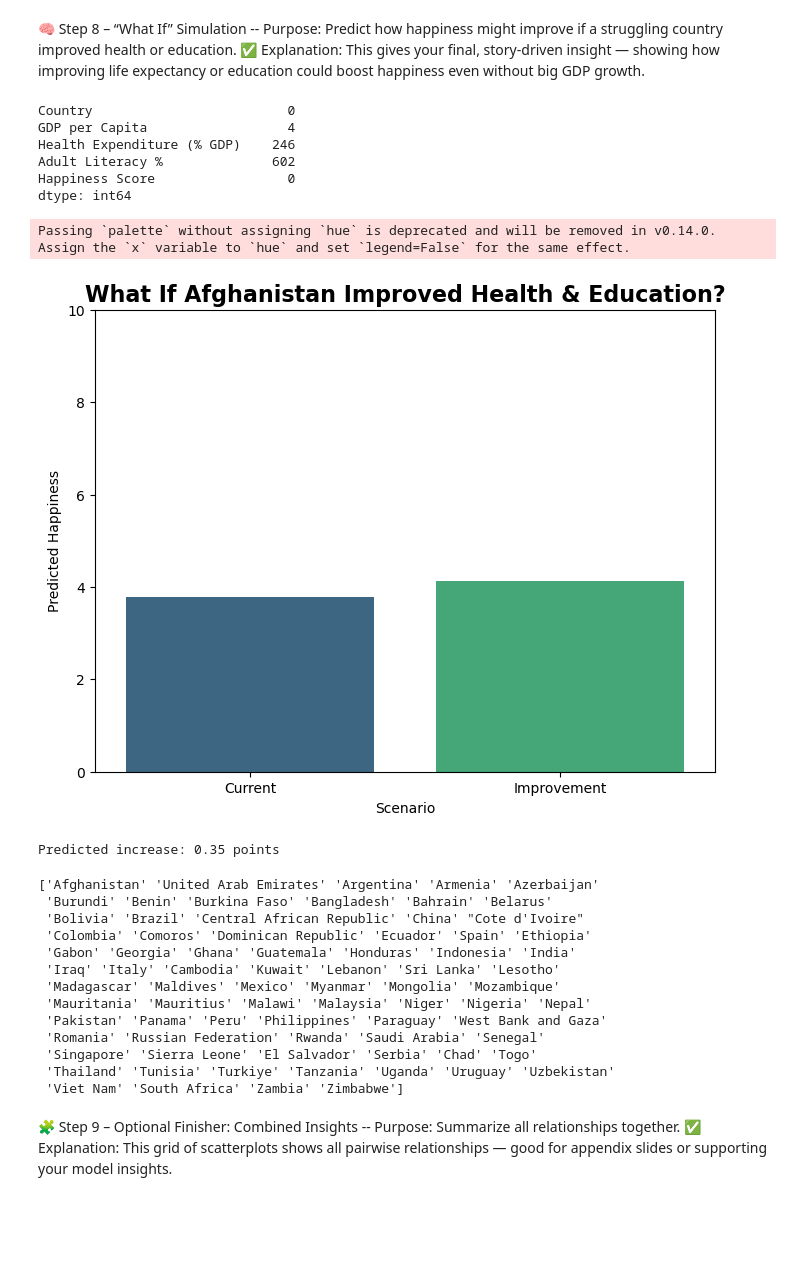
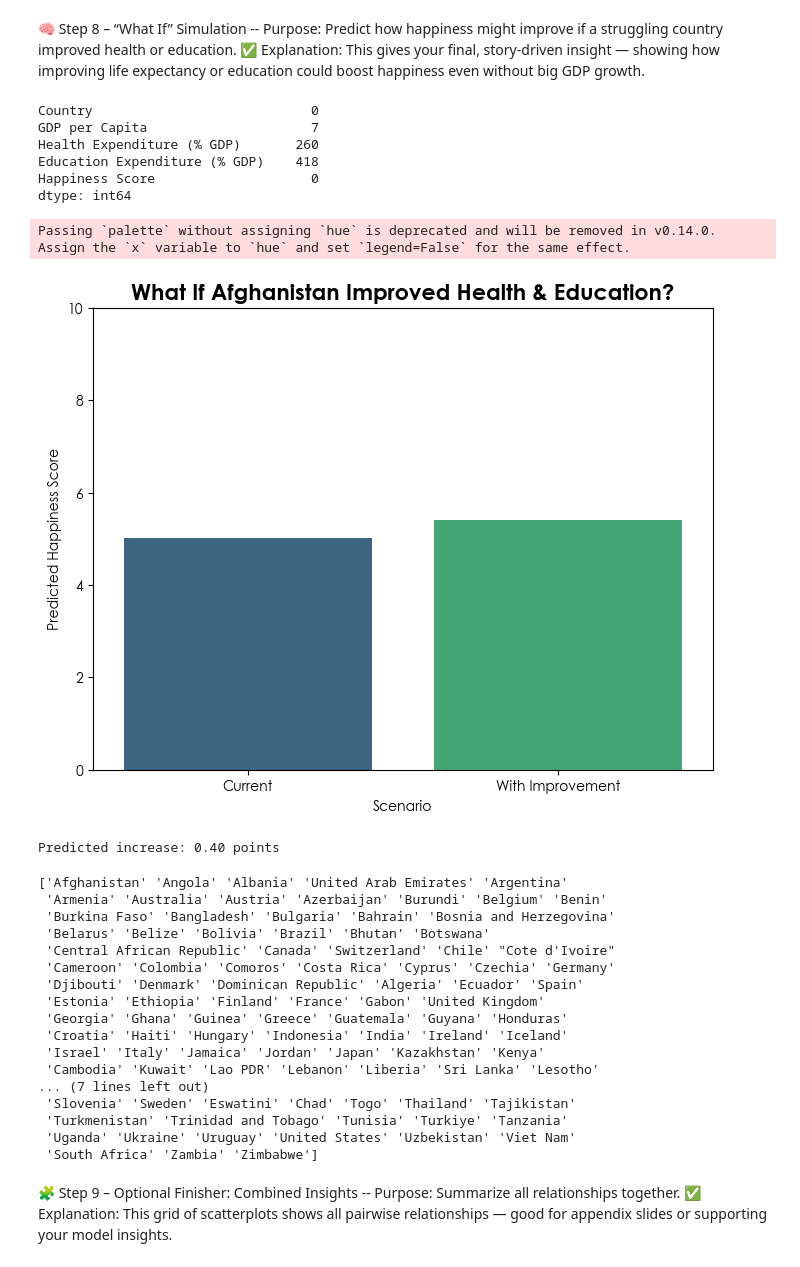
Before and after one commit to bgizzle78/C11_Capstone, a Jupyter notebook: notebooks/visuals_final.ipynb, the cells around one changed output. Drawn from its saved outputs; the diff is of its cells as text; code cells hidden in the pictures; blank space fills up the shorter version.

```diff
--- a/notebooks/visuals_final.ipynb
+++ b/notebooks/visuals_final.ipynb
@@ -298,11 +315,12 @@ top_bottom_melted = top_bottom.melt(id_vars=['Country', 'Group'],
                                     value_name='Value')
 # %%
 from sklearn.preprocessing import MinMaxScaler
-# Step 1: Normalize all metrics
+
+# Normalize all metrics
 scaler = MinMaxScaler()
 country_means[metrics] = scaler.fit_transform(country_means[metrics])
 
-# Step 2: Identify groups and melt as before
+# Identify groups and melt
 top5 = country_means.nlargest(5, 'Happiness Score')
 bottom5 = country_means.nsmallest(5, 'Happiness Score')
 top5['Group'] = 'Top 5 Happiest'
@@ -313,6 +331,7 @@ top_bottom_melted = top_bottom.melt(id_vars=['Country', 'Group'],
                                     var_name='Metric',
                                     value_name='Value')
 plt.figure(figsize=(12, 7))
+plt.rcParams['font.family'] = 'Century Gothic'
 sns.barplot(
     data=top_bottom_melted,
     x='Metric',
@@ -320,10 +339,13 @@ sns.barplot(
     hue='Group',
     palette='viridis'
 )
+
+# Titles and labels
 plt.title('Top 5 vs Bottom 5 Countries: Comparison Across Key Factors', fontsize=16, weight='bold')
 plt.xlabel('Metric', fontsize=12)
 plt.ylabel('Normalized Value', fontsize=12)
 plt.legend(title='Country Group')
 plt.xticks(rotation=30)
+
 plt.show()
 # %% [output]
@@ -364,6 +386,7 @@ top_bottom = top_bottom.sort_values('Happiness Score', ascending=False)
 
 # Plot bar chart
 plt.figure(figsize=(12, 7))
+plt.rcParams['font.family'] = 'Century Gothic'
 sns.barplot(
     data=top_bottom,
     x='Country',
@@ -371,6 +394,7 @@ sns.barplot(
     palette='viridis'
 )
 
+# Titles and labels
 plt.title('Top 5 vs Bottom 5 Happiest Countries', fontsize=16, weight='bold')
 plt.xlabel('Country', fontsize=12)
 plt.ylabel('Average Happiness Score', fontsize=12)
@@ -408,6 +432,7 @@ angles = np.linspace(0, 2*np.pi, len(labels), endpoint=False).tolist() + [0]
 
 # Plot
 plt.figure(figsize=(6,6))
+plt.rcParams['font.family'] = 'Century Gothic'
 ax = plt.subplot(111, polar=True)
 
 color_top = plt.cm.viridis(0.2)
@@ -418,9 +443,11 @@ ax.fill(angles, top_values, color=color_top, alpha=0.25)
 ax.plot(angles, bottom_values, label='Bottom 5 Least Happy', linestyle='dashed', color=color_bottom, linewidth=2)
 ax.fill(angles, bottom_values, color=color_bottom, alpha=0.15)
 
+# Title and legend
 plt.xticks(angles[:-1], labels)
 plt.title('Comparing Happiness Drivers: Top vs Bottom 5 Countries', fontsize=16, weight='bold', y=1.1)
 plt.legend(loc='upper right', bbox_to_anchor=(1.3, 1.1))
+
 plt.show()
 # %% [output]
 Series.__getitem__ treating keys as positions is deprecated. In a future version, integer keys will always be treated as labels (consistent with DataFrame behavior). To access a value by position, use ...
@@ -431,52 +458,53 @@ Series.__getitem__ treating keys as positions is deprecated. In a future version
 # %% [markdown]
 🧠 Step 8 – “What If” Simulation -- Purpose: Predict how happiness might improve if a struggling country improved health or education. ✅ Explanation: This gives your final, story-driven insight — showing how improving life expectancy or education could boost happiness even without big GDP growth.
 # %%
-left_wide_advanced[['Country', 'GDP per Capita', 'Health Expenditure (% GDP)', 'Adult Literacy %', 'Happiness Score']].isna().sum()
+left_wide[['Country', 'GDP per Capita', 'Health Expenditure (% GDP)', 'Education Expenditure (% GDP)', 'Happiness Score']].isna().sum()
 # %% [output]
-Country                         0
-GDP per Capita                  4
-Health Expenditure (% GDP)    246
-Adult Literacy %              602
-Happiness Score                 0
+Country                            0
+GDP per Capita                     7
+Health Expenditure (% GDP)       260
+Education Expenditure (% GDP)    418
+Happiness Score                    0
 dtype: int64
 # %%
-df_model = left_wide_advanced[['Country', 'GDP per Capita', 'Health Expenditure (% GDP)', 'Adult Literacy %', 'Happiness Score']].dropna()
+df_model = left_wide[['Country', 'GDP per Capita', 'Health Expenditure (% GDP)', 'Education Expenditure (% GDP)', 'Happiness Score']].dropna()
 # %%
 
-X = df_model[['GDP per Capita', 'Health Expenditure (% GDP)', 'Adult Literacy %']]
+X = df_model[['GDP per Capita', 'Health Expenditure (% GDP)', 'Education Expenditure (% GDP)']]
 y = df_model['Happiness Score']
 
 model = LinearRegression().fit(X, y)
 
 # Pick a low-happiness country
 country = df_model[df_model['Country'] == 'Afghanistan'].copy()  # Change country name if needed
 
 # Predict current happiness
 current_pred = model.predict(country[X.columns])[0]
 
 # Simulate a 50% increase in health and education
 country_improved = country.copy()
 country_improved['Health Expenditure (% GDP)'] *= 1.50
-country_improved['Adult Literacy %'] *= 1.50
+country_improved['Education Expenditure (% GDP)'] *= 1.50
 improved_pred = model.predict(country_improved[X.columns])[0]
 
 # Plot before/after
 before_after = pd.DataFrame({
-    'Scenario': ['Current', 'Improvement'],
-    'Predicted Happiness': [current_pred, improved_pred]
+    'Scenario': ['Current', 'With Improvement'],
+    'Predicted Happiness Score': [current_pred, improved_pred]
 })
 
 plt.figure(figsize=(8,6))
-sns.barplot(data=before_after, x='Scenario', y='Predicted Happiness', palette='viridis')
+plt.rcParams['font.family'] = 'Century Gothic'
+sns.barplot(data=before_after, x='Scenario', y='Predicted Happiness Score', palette='viridis')
 plt.title(f"What If {country.iloc[0]['Country']} Improved Health & Education?", fontsize=16, weight='bold')
 plt.ylim(0, 10)
 plt.show()
 
 print(f"Predicted increase: {improved_pred - current_pred:.2f} points")
 # %% [output]
 Passing `palette` without assigning `hue` is deprecated and will be removed in v0.14.0. Assign the `x` variable to `hue` and set `legend=False` for the same effect.
-[figure, old version]
+[figure, new version]
-Predicted increase: 0.35 points
+Predicted increase: 0.40 points
 # %%
 if len(country) == 0:
     print("Country not found!")
@@ -485,19 +513,23 @@ else:
 # %%
 print(df_model['Country'].unique())
 # %% [output]
-['Afghanistan' 'United Arab Emirates' 'Argentina' 'Armenia' 'Azerbaijan'
- 'Burundi' 'Benin' 'Burkina Faso' 'Bangladesh' 'Bahrain' 'Belarus'
- 'Bolivia' 'Brazil' 'Central African Republic' 'China' "Cote d'Ivoire"
- 'Colombia' 'Comoros' 'Dominican Republic' 'Ecuador' 'Spain' 'Ethiopia'
- 'Gabon' 'Georgia' 'Ghana' 'Guatemala' 'Honduras' 'Indonesia' 'India'
- 'Iraq' 'Italy' 'Cambodia' 'Kuwait' 'Lebanon' 'Sri Lanka' 'Lesotho'
- 'Madagascar' 'Maldives' 'Mexico' 'Myanmar' 'Mongolia' 'Mozambique'
- 'Mauritania' 'Mauritius' 'Malawi' 'Malaysia' 'Niger' 'Nigeria' 'Nepal'
- 'Pakistan' 'Panama' 'Peru' 'Philippines' 'Paraguay' 'West Bank and Gaza'
- 'Romania' 'Russian Federation' 'Rwanda' 'Saudi Arabia' 'Senegal'
- 'Singapore' 'Sierra Leone' 'El Salvador' 'Serbia' 'Chad' 'Togo'
- 'Thailand' 'Tunisia' 'Turkiye' 'Tanzania' 'Uganda' 'Uruguay' 'Uzbekistan'
- 'Viet Nam' 'South Africa' 'Zambia' 'Zimbabwe']
+['Afghanistan' 'Angola' 'Albania' 'United Arab Emirates' 'Argentina'
+ 'Armenia' 'Australia' 'Austria' 'Azerbaijan' 'Burundi' 'Belgium' 'Benin'
+ 'Burkina Faso' 'Bangladesh' 'Bulgaria' 'Bahrain' 'Bosnia and Herzegovina'
+ 'Belarus' 'Belize' 'Bolivia' 'Brazil' 'Bhutan' 'Botswana'
+ 'Central African Republic' 'Canada' 'Switzerland' 'Chile' "Cote d'Ivoire"
+ 'Cameroon' 'Colombia' 'Comoros' 'Costa Rica' 'Cyprus' 'Czechia' 'Germany'
+ 'Djibouti' 'Denmark' 'Dominican Republic' 'Algeria' 'Ecuador' 'Spain'
+ 'Estonia' 'Ethiopia' 'Finland' 'France' 'Gabon' 'United Kingdom'
+ 'Georgia' 'Ghana' 'Guinea' 'Greece' 'Guatemala' 'Guyana' 'Honduras'
+ 'Croatia' 'Haiti' 'Hungary' 'Indonesia' 'India' 'Ireland' 'Iceland'
+ 'Israel' 'Italy' 'Jamaica' 'Jordan' 'Japan' 'Kazakhstan' 'Kenya'
+ 'Cambodia' 'Kuwait' 'Lao PDR' 'Lebanon' 'Liberia' 'Sri Lanka' 'Lesotho'
+... (7 lines left out)
+ 'Slovenia' 'Sweden' 'Eswatini' 'Chad' 'Togo' 'Thailand' 'Tajikistan'
+ 'Turkmenistan' 'Trinidad and Tobago' 'Tunisia' 'Turkiye' 'Tanzania'
+ 'Uganda' 'Ukraine' 'Uruguay' 'United States' 'Uzbekistan' 'Viet Nam'
+ 'South Africa' 'Zambia' 'Zimbabwe']
 # %% [markdown]
 🧩 Step 9 – Optional Finisher: Combined Insights -- Purpose: Summarize all relationships together. ✅ Explanation: This grid of scatterplots shows all pairwise relationships — good for appendix slides or supporting your model insights.
 # %%
```
Also changed, not shown: parts of 14 cells of this notebook, 16 other files.
